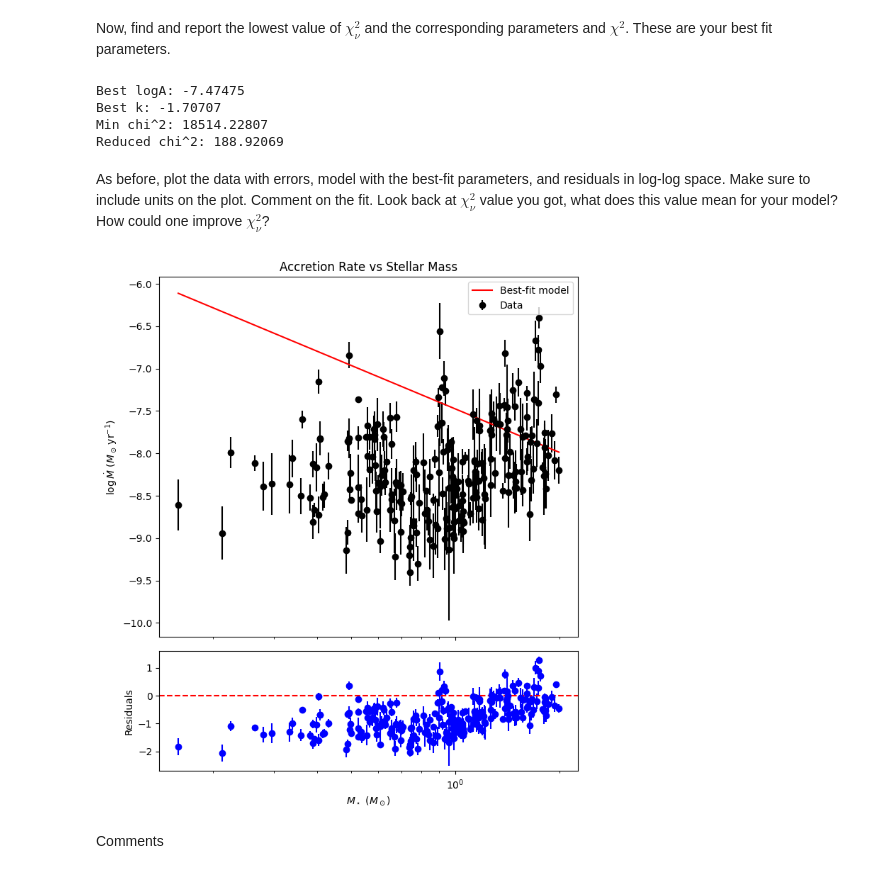
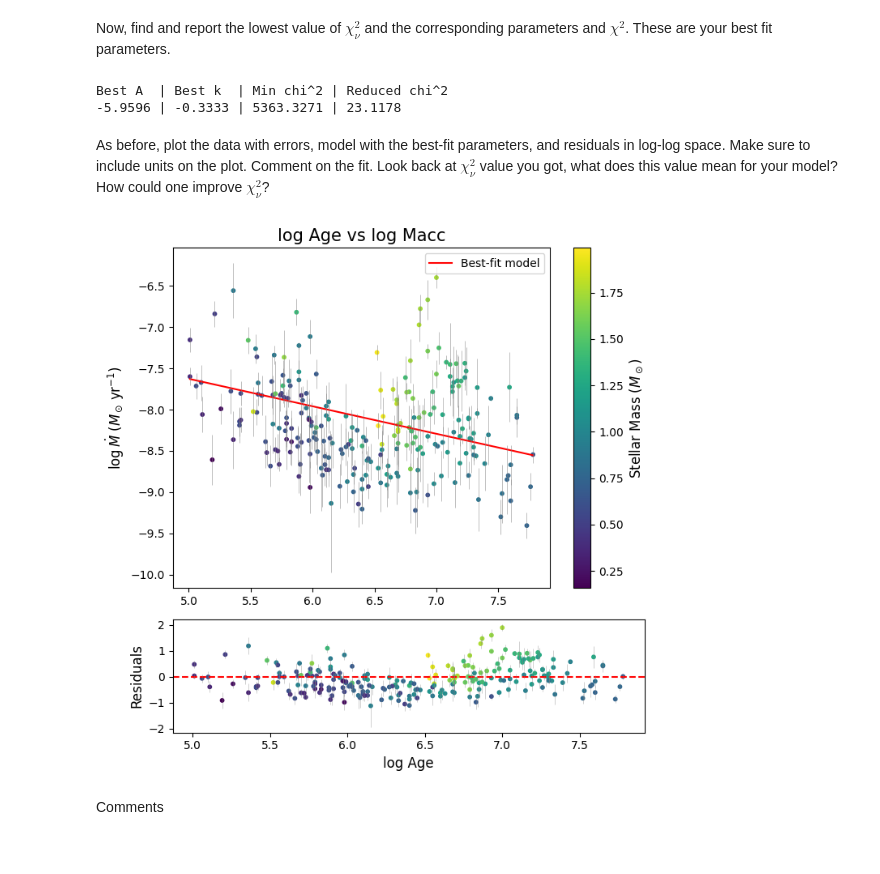
Before and after one commit to galih123star/computational2026, a Jupyter notebook: HW07/HW07_ChiSquared_MCMC.ipynb, the cells around one changed output. Drawn from its saved outputs; the diff is of its cells as text; code cells hidden in the pictures.

```diff
--- a/HW07/HW07_ChiSquared_MCMC.ipynb
+++ b/HW07/HW07_ChiSquared_MCMC.ipynb
@@ -232,55 +247,55 @@ Comments:
 Now, find and report the lowest value of $\chi^{2}_{\nu}$ and the corresponding parameters and $\chi^{2}$. These are your best fit parameters.
 # %%
 # Best-fit params
-print(f"Best logA: {best_logA2:.5f}")
-print(f"Best k: {best_k:.5f}")
-print(f"Min chi^2: {min_chi2:.5f}")
-print(f"Reduced chi^2: {red_chi2:.5f}")
+print("Best A  | Best k  | Min chi^2 | Reduced chi^2")
+print(f"{best_A2_age:.4f} | {best_k2_age:.4f} | {min_chi2_age:.4f} | {red_chi2_age:.4f}")
+#print(f"Best A: {best_A2_age:.5f}")
+#print(f"Best k: {best_k2_age:.5f}")
+#print(f"Min chi^2: {min_chi2_age:.5f}")
+#print(f"Reduced chi^2: {red_chi2_age:.5f}")
 # %% [output]
-Best logA: -7.47475
-Best k: -1.70707
-Min chi^2: 18514.22807
-Reduced chi^2: 188.92069
+Best A  | Best k  | Min chi^2 | Reduced chi^2
+-5.9596 | -0.3333 | 5363.3271 | 23.1178
 # %% [markdown]
 As before, plot the data with errors, model with the best-fit parameters, and residuals in log-log space. Make sure to include units on the plot. Comment on the fit. Look back at $\chi^{2}_{\nu}$ value you got, what does this value mean for your model? How could one improve $\chi^{2}_{\nu}$?
 # %%
 # Plot it up
-logM_model = np.linspace(np.min(np.log10(Mstar)), np.max(np.log10(Mstar)), 200)
+logAge_model = np.linspace(np.min(logAge), np.max(logAge), 200)
 
-logMacc_model = best_logA2 + best_k * logM_model
-M_model = 10**logM_model  # convert back for plotting on x-axis
+logMacc_model = best_A2_age + best_k2_age * logAge_model
 
 # Residuals
-model_data = best_logA2 + best_k2 * np.log10(Mstar)
+model_data = best_A2_age + best_k2_age * logAge
 residuals = logMacc - model_data
 
-# Create figure
-fig, (ax1, ax2) = plt.subplots(2, 1, figsize=(7,8), sharex=True, gridspec_kw={'height_ratios': [3, 1]})
+fig, (ax1, ax2) = plt.subplots(2, 1, figsize=(7,7), gridspec_kw={'height_ratios': [3, 1]})
 
-# --- Top panel: data + model ---
-ax1.errorbar(Mstar, logMacc, yerr=logMaccErr, fmt='o', color='black', label='Data')
+# --- Top panel: main scatter ---
+sc = ax1.scatter(logAge, logMacc, c=Mstar, s=10, cmap='viridis')
+ax1.plot(logAge_model, logMacc_model, color='red', label='Best-fit model')
+ax1.errorbar(logAge, logMacc, yerr=logMaccErr, fmt='none', ecolor='gray', elinewidth=0.5, alpha=0.7)
 
-ax1.plot(M_model, logMacc_model, color='red', label='Best-fit model')
+ax1.set_ylabel(r'$\log \dot{M}\ (M_\odot\,\mathrm{yr}^{-1})$', fontsize=12)
+ax1.set_title('log Age vs log Macc', fontsize=15)
+ax1.legend(loc='upper right')
 
-ax1.set_xscale('log')
-
-ax1.set_ylabel(r'$\log \dot{M}\ (M_\odot\,\mathrm{yr}^{-1})$')
-ax1.set_title('Accretion Rate vs Stellar Mass')
-ax1.legend()
+cbar = fig.colorbar(sc, ax=ax1)
+cbar.set_label(r'Stellar Mass ($M_\odot$)', fontsize=12)
 
 # --- Bottom panel: residuals ---
-ax2.errorbar(Mstar, residuals, yerr=logMaccErr, fmt='o', color='blue')
-
+ax2.scatter(logAge, residuals, c=Mstar, s=10, cmap='viridis')
 ax2.axhline(0, color='red', linestyle='--')
 
-ax2.set_xscale('log')
+ax2.set_xlabel('log Age', fontsize=12)
+ax2.set_ylabel('Residuals', fontsize=12)
 
-ax2.set_xlabel(r'$M_\star\ (M_\odot)$')
-ax2.set_ylabel('Residuals')
+# Optional: add error bars to residuals too
+ax2.errorbar(logAge, residuals, yerr=logMaccErr, fmt='none', ecolor='gray', elinewidth=0.5, alpha=0.5)
 
 plt.tight_layout()
+plt.show()
 # %% [output]
-[figure, old version]
+[figure, new version]
 # %% [markdown]
 Comments
 # %% [markdown]
```
Also changed, not shown: parts of 13 cells of this notebook.
